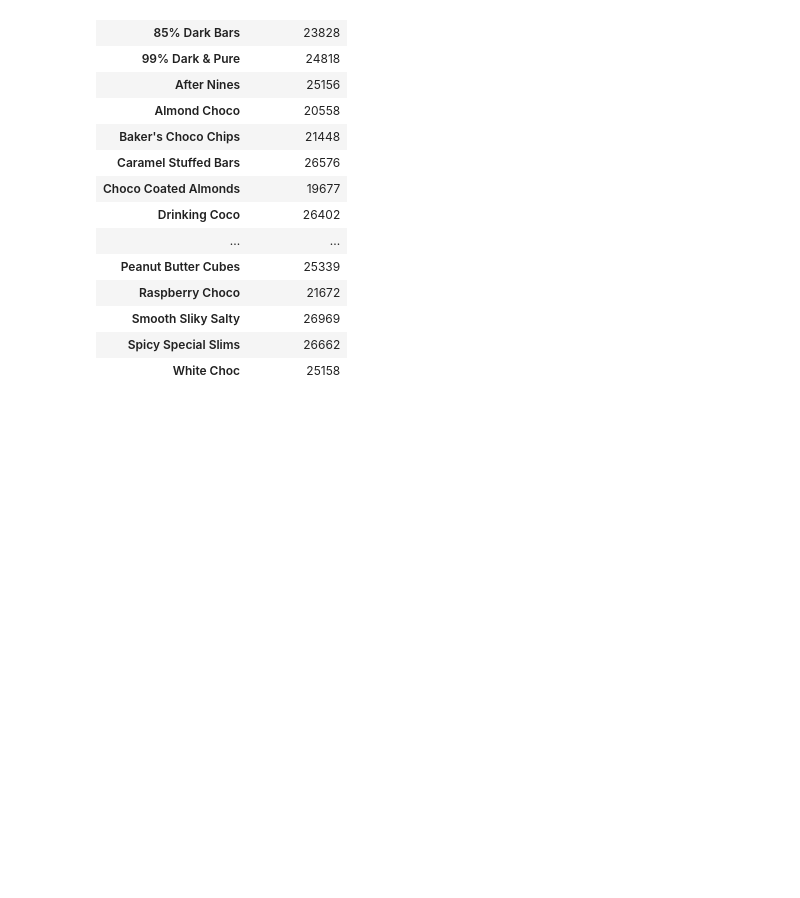
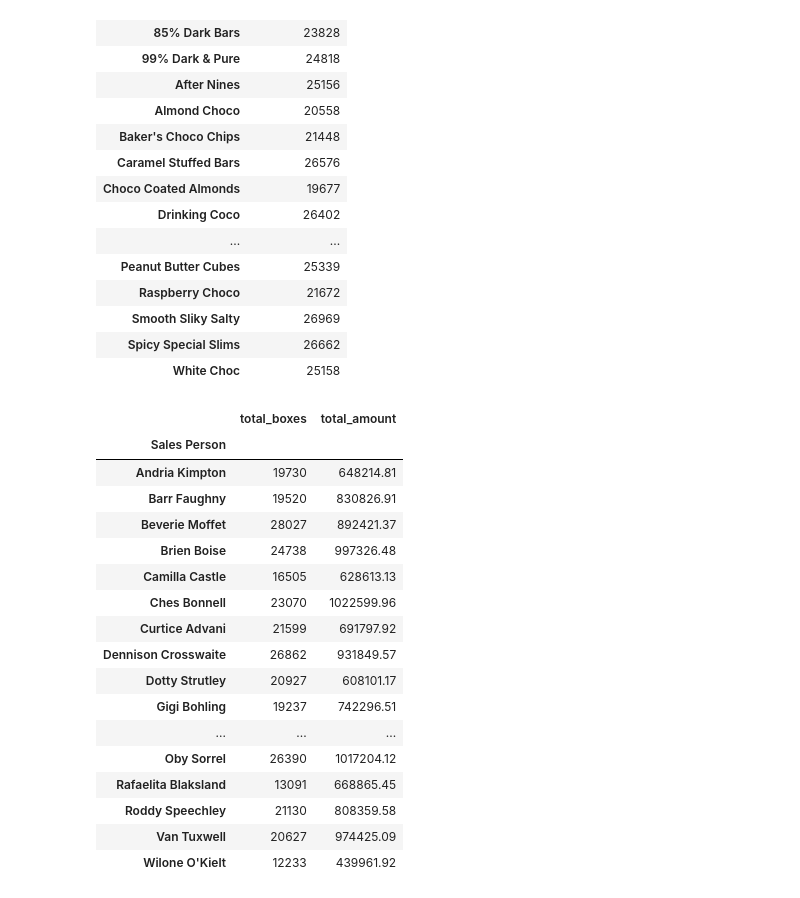
Before and after one commit to RealElvince/chocolate-sales-analysis, a Jupyter notebook: notebooks/chocolate_sales.ipynb, the cells around one changed output. Drawn from its saved outputs; the diff is of its cells as text; code cells hidden in the pictures; blank space fills up the shorter version.

Commit message:
sales person boxes shipped and total sales

```diff
--- a/notebooks/chocolate_sales.ipynb
+++ b/notebooks/chocolate_sales.ipynb
@@ -249,3 +249,29 @@ boxes_shipped
 | White Choc | 25158 |
 # %%
 boxes_shipped.to_csv("../src/boxes_shipped_per_product.csv",sep=",",encoding="utf-8")
+# %%
+sales_person = pd.DataFrame(choco.groupby('Sales Person').agg(
+    total_boxes = ('Boxes Shipped', 'sum'),
+     total_amount = ('Amount', 'sum')
+))
+# %%
+sales_person
+# %% [output]
+|  | total_boxes | total_amount |
+| Sales Person |  |  |
+| Andria Kimpton | 19730 | 648214.81 |
+| Barr Faughny | 19520 | 830826.91 |
+| Beverie Moffet | 28027 | 892421.37 |
+| Brien Boise | 24738 | 997326.48 |
+| Camilla Castle | 16505 | 628613.13 |
+| Ches Bonnell | 23070 | 1022599.96 |
+| Curtice Advani | 21599 | 691797.92 |
+| Dennison Crosswaite | 26862 | 931849.57 |
+| Dotty Strutley | 20927 | 608101.17 |
+| Gigi Bohling | 19237 | 742296.51 |
+| ... | ... | ... |
+| Oby Sorrel | 26390 | 1017204.12 |
+| Rafaelita Blaksland | 13091 | 668865.45 |
+| Roddy Speechley | 21130 | 808359.58 |
+| Van Tuxwell | 20627 | 974425.09 |
+| Wilone O'Kielt | 12233 | 439961.92 |
```
